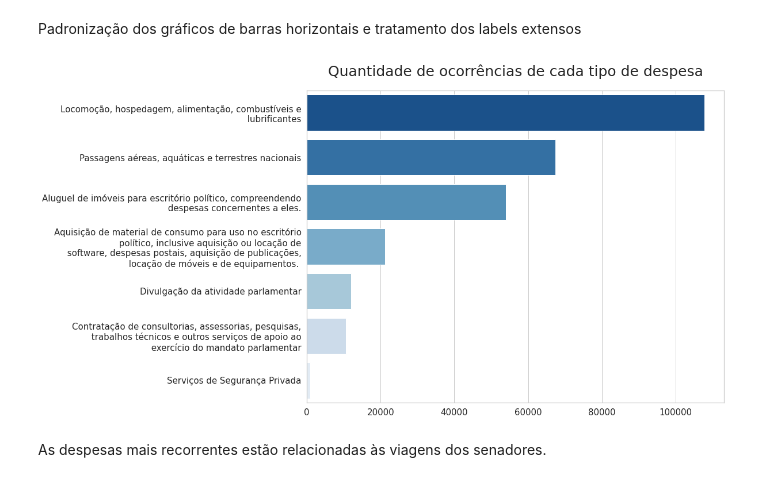
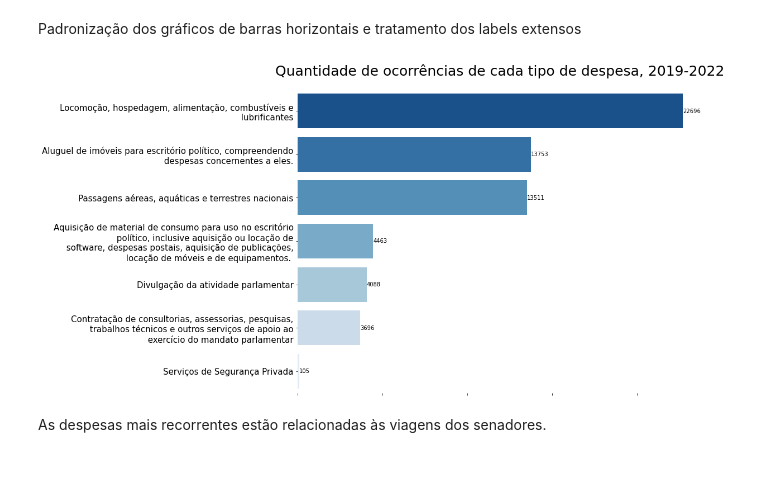
Before and after one commit to Tathy/Pesquisa-reembolsos-CEAPS, a Jupyter notebook: Pesquisa_sobre_dados_do_CEAPS.ipynb, the cells around one changed output. Drawn from its saved outputs; the diff is of its cells as text; code cells hidden in the pictures.

```diff
--- a/Pesquisa_sobre_dados_do_CEAPS.ipynb
+++ b/Pesquisa_sobre_dados_do_CEAPS.ipynb
@@ -515,0 +543,6 @@ dados_ceaps.query('VALOR_REEMBOLSADO < 1')
+# %%
+import pandas as pd
+
+dados_ceaps = pd.read_csv('/content/drive/MyDrive/Projetos/7 Days Of Code/datasets/dados_ceaps_2019-2022.csv', decimal = ',', encoding = 'latin-1')
+dados_ceaps['DATA_REQUISICAO'] = pd.to_datetime(dados_ceaps['DATA_REQUISICAO'])
+dados_ceaps.info()
@@ -531,7 +595,7 @@ Name: TIPO_DESPESA, dtype: int64
 # %% [markdown]
 ## Despesas mais recorrentes
 # %%
-recorrencia_despesas = dados_ceaps['TIPO_DESPESA'].value_counts()
+recorrencia_despesas = dados_ceaps.query('ANO >= 2019')['TIPO_DESPESA'].value_counts()
 recorrencia_despesas = pd.DataFrame(data = [recorrencia_despesas.index, recorrencia_despesas.values])
 recorrencia_despesas = recorrencia_despesas.T.rename(columns = {0:'tipo_despesa', 1:'n_ocorrencias'})
 recorrencia_despesas
@@ -571,9 +635,13 @@ def formata_labels(series_labels):
 
 def plota_barras_horizontais(data, x, y, formatacao = 'nenhuma', palette = "Blues_r", titulo = "", xlabel = "", ylabel = ""):
   plt.figure(figsize = (13,10))
-  sns.set_theme(style="whitegrid")
 
-  ax = sns.barplot(data = data, x = x, y = y, palette = palette)
+  if formatacao == 'milhoes':
+    data_2 = data.copy()
+    data_2[x] = (data_2[x]/1000000).round(2)
+    ax = sns.barplot(data = data_2, x = x, y = y, palette = palette)
+  else:
+    ax = sns.barplot(data = data, x = x, y = y, palette = palette)
 
   labels = formata_labels(data[y])
   ax.set_yticklabels(labels)
@@ -584,15 +652,22 @@ def plota_barras_horizontais(data, x, y, formatacao = 'nenhuma', palette = "Blue
   plt.xlabel(xlabel, fontsize = 20)
   plt.ylabel(ylabel)
 
-  if formatacao == 'milhoes':
-    ax.get_xaxis().set_major_formatter(mpl.ticker.FuncFormatter(lambda x,_ : format(int(x/1000000), ',')))
+  ax.grid(False)
+  sns.despine(bottom = True, left = True)
+  ax.set(xticklabels = [])
+
+  ax.bar_label(ax.containers[0])
+
+  #if formatacao == 'milhoes':
+    #ax.get_xaxis().set_major_formatter(mpl.ticker.FuncFormatter(lambda x,_ : format(int(x/1000000), ',')))
+    #ax.bar_label(ax.containers[0]/1000000)
 
   plt.show()
 # %%
 plota_barras_horizontais(recorrencia_despesas, x = 'n_ocorrencias', y = 'tipo_despesa',
-                            titulo = "Quantidade de ocorrências de cada tipo de despesa")
+                            titulo = "Quantidade de ocorrências de cada tipo de despesa, 2019-2022")
 # %% [output]
-[figure, old version]
+[figure, new version]
 # %% [markdown]
 As despesas mais recorrentes estão relacionadas às viagens dos senadores.
 # %% [markdown]
```
Also changed, not shown: parts of 18 cells of this notebook.
